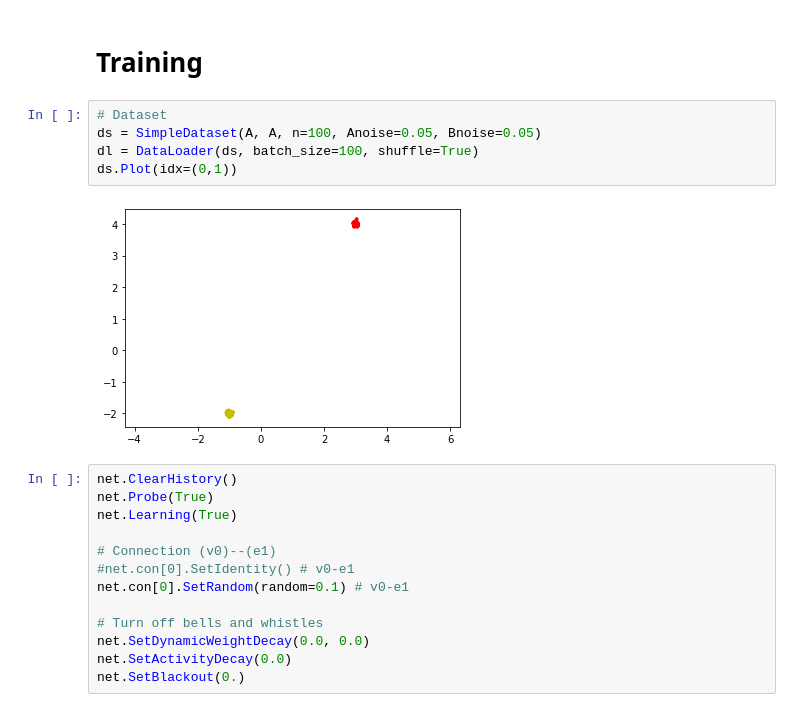
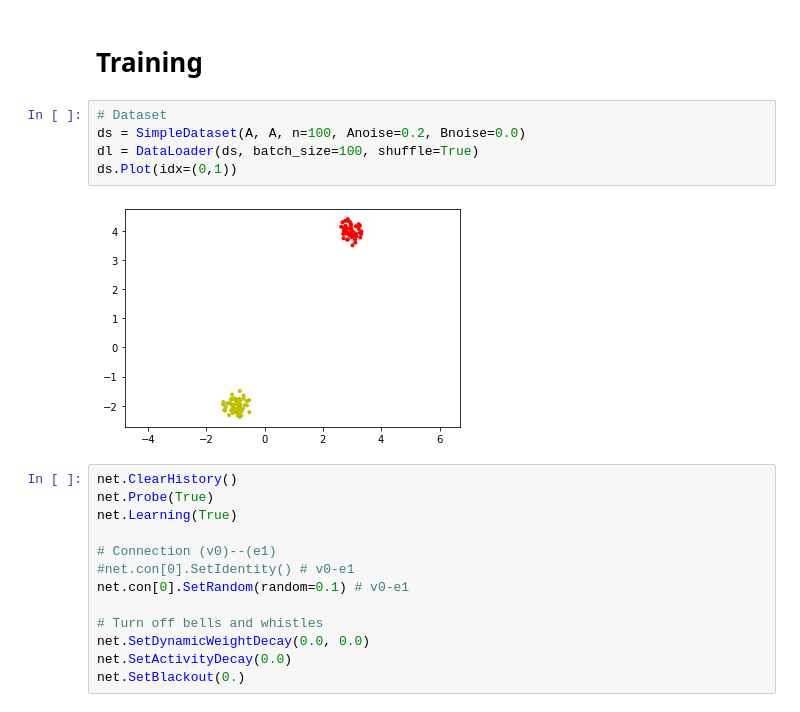
Before and after one commit to jorchard/pc_network, a Jupyter notebook: simple_2-2-2_identity.ipynb, the cells around one changed output. Drawn from its saved outputs; the diff is of its cells as text.

```diff
--- a/simple_2-2-2_identity.ipynb
+++ b/simple_2-2-2_identity.ipynb
@@ -108,11 +105,11 @@ net.SetGamma(0.1)
 # Training
 # %%
 # Dataset
-ds = SimpleDataset(A, A, n=100, Anoise=0.05, Bnoise=0.05)
+ds = SimpleDataset(A, A, n=100, Anoise=0.2, Bnoise=0.0)
 dl = DataLoader(ds, batch_size=100, shuffle=True)
 ds.Plot(idx=(0,1))
 # %% [output]
-[figure, old version]
+[figure, new version]
 # %%
 net.ClearHistory()
 net.Probe(True)
```
Also changed, not shown: parts of 6 cells of this notebook, 1 other file.
